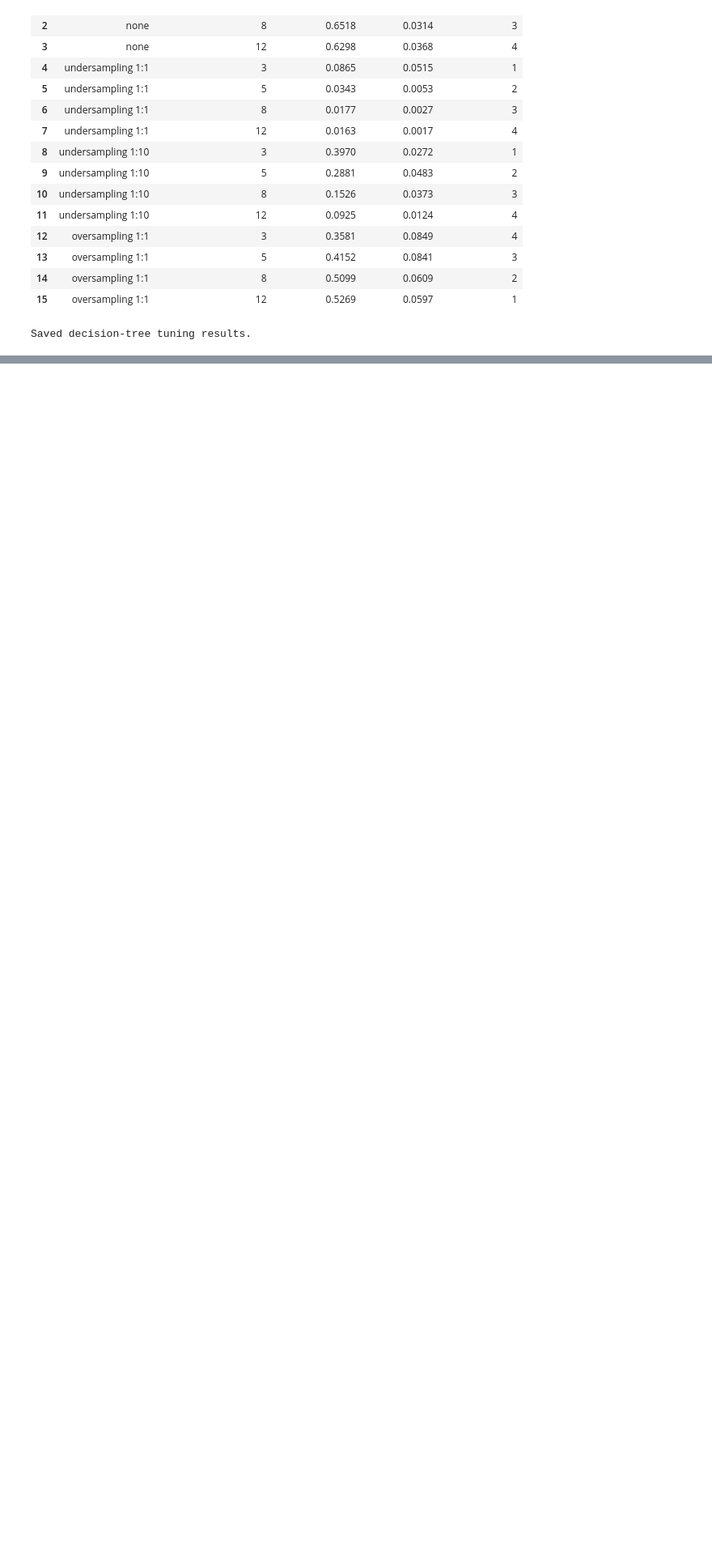
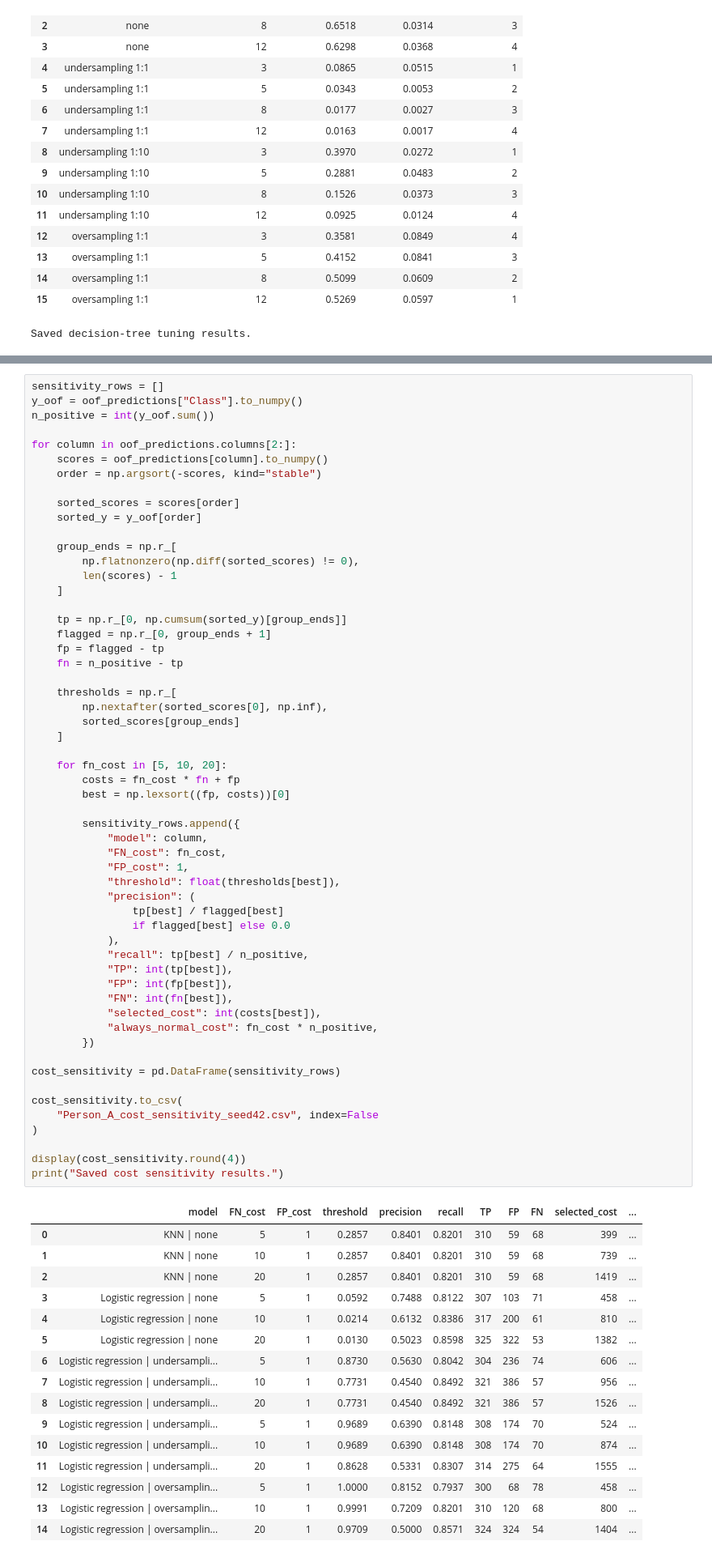
Before and after one commit to chayaagowda/Machine-Learning-and-Data-Mining-Project, a Jupyter notebook: Fraud_Setup_and_E1_Baseline.ipynb, the cells around one changed output, grey strips where cells are left out. Shown at 81% size. Drawn from its saved outputs; the diff is of its cells as text; blank space fills up the shorter version.

```diff
--- a/Fraud_Setup_and_E1_Baseline.ipynb
+++ b/Fraud_Setup_and_E1_Baseline.ipynb
@@ -900,0 +1284,73 @@ Together at the end: E7 (feature selection and threshold choice on the best mode
+# %%
+sensitivity_rows = []
+y_oof = oof_predictions["Class"].to_numpy()
+n_positive = int(y_oof.sum())
+
+for column in oof_predictions.columns[2:]:
+    scores = oof_predictions[column].to_numpy()
+    order = np.argsort(-scores, kind="stable")
+
+    sorted_scores = scores[order]
+    sorted_y = y_oof[order]
+
+    group_ends = np.r_[
+        np.flatnonzero(np.diff(sorted_scores) != 0),
+        len(scores) - 1
+    ]
+
+    tp = np.r_[0, np.cumsum(sorted_y)[group_ends]]
+    flagged = np.r_[0, group_ends + 1]
+    fp = flagged - tp
+    fn = n_positive - tp
+
+    thresholds = np.r_[
+        np.nextafter(sorted_scores[0], np.inf),
+        sorted_scores[group_ends]
+    ]
+
+    for fn_cost in [5, 10, 20]:
+        costs = fn_cost * fn + fp
+        best = np.lexsort((fp, costs))[0]
+
+        sensitivity_rows.append({
+            "model": column,
+            "FN_cost": fn_cost,
+            "FP_cost": 1,
+            "threshold": float(thresholds[best]),
+            "precision": (
+                tp[best] / flagged[best]
+                if flagged[best] else 0.0
+            ),
+            "recall": tp[best] / n_positive,
+            "TP": int(tp[best]),
+            "FP": int(fp[best]),
+            "FN": int(fn[best]),
+            "selected_cost": int(costs[best]),
+            "always_normal_cost": fn_cost * n_positive,
+        })
+
+cost_sensitivity = pd.DataFrame(sensitivity_rows)
+
+cost_sensitivity.to_csv(
+    "Person_A_cost_sensitivity_seed42.csv", index=False
+)
+
+display(cost_sensitivity.round(4))
+print("Saved cost sensitivity results.")
+# %% [output]
+|  | model | FN_cost | FP_cost | threshold | precision | recall | TP | FP | FN | selected_cost | ... |
+| 0 | KNN | none | 5 | 1 | 0.2857 | 0.8401 | 0.8201 | 310 | 59 | 68 | 399 | ... |
+| 1 | KNN | none | 10 | 1 | 0.2857 | 0.8401 | 0.8201 | 310 | 59 | 68 | 739 | ... |
+| 2 | KNN | none | 20 | 1 | 0.2857 | 0.8401 | 0.8201 | 310 | 59 | 68 | 1419 | ... |
+| 3 | Logistic regression | none | 5 | 1 | 0.0592 | 0.7488 | 0.8122 | 307 | 103 | 71 | 458 | ... |
+| 4 | Logistic regression | none | 10 | 1 | 0.0214 | 0.6132 | 0.8386 | 317 | 200 | 61 | 810 | ... |
+| 5 | Logistic regression | none | 20 | 1 | 0.0130 | 0.5023 | 0.8598 | 325 | 322 | 53 | 1382 | ... |
+| 6 | Logistic regression | undersampli... | 5 | 1 | 0.8730 | 0.5630 | 0.8042 | 304 | 236 | 74 | 606 | ... |
+| 7 | Logistic regression | undersampli... | 10 | 1 | 0.7731 | 0.4540 | 0.8492 | 321 | 386 | 57 | 956 | ... |
+| 8 | Logistic regression | undersampli... | 20 | 1 | 0.7731 | 0.4540 | 0.8492 | 321 | 386 | 57 | 1526 | ... |
+| 9 | Logistic regression | undersampli... | 5 | 1 | 0.9689 | 0.6390 | 0.8148 | 308 | 174 | 70 | 524 | ... |
+| 10 | Logistic regression | undersampli... | 10 | 1 | 0.9689 | 0.6390 | 0.8148 | 308 | 174 | 70 | 874 | ... |
+| 11 | Logistic regression | undersampli... | 20 | 1 | 0.8628 | 0.5331 | 0.8307 | 314 | 275 | 64 | 1555 | ... |
+| 12 | Logistic regression | oversamplin... | 5 | 1 | 1.0000 | 0.8152 | 0.7937 | 300 | 68 | 78 | 458 | ... |
+| 13 | Logistic regression | oversamplin... | 10 | 1 | 0.9991 | 0.7209 | 0.8201 | 310 | 120 | 68 | 800 | ... |
+| 14 | Logistic regression | oversamplin... | 20 | 1 | 0.9709 | 0.5000 | 0.8571 | 324 | 324 | 54 | 1404 | ... |
```
Also changed, not shown: parts of 32 cells of this notebook, 33 other files.
